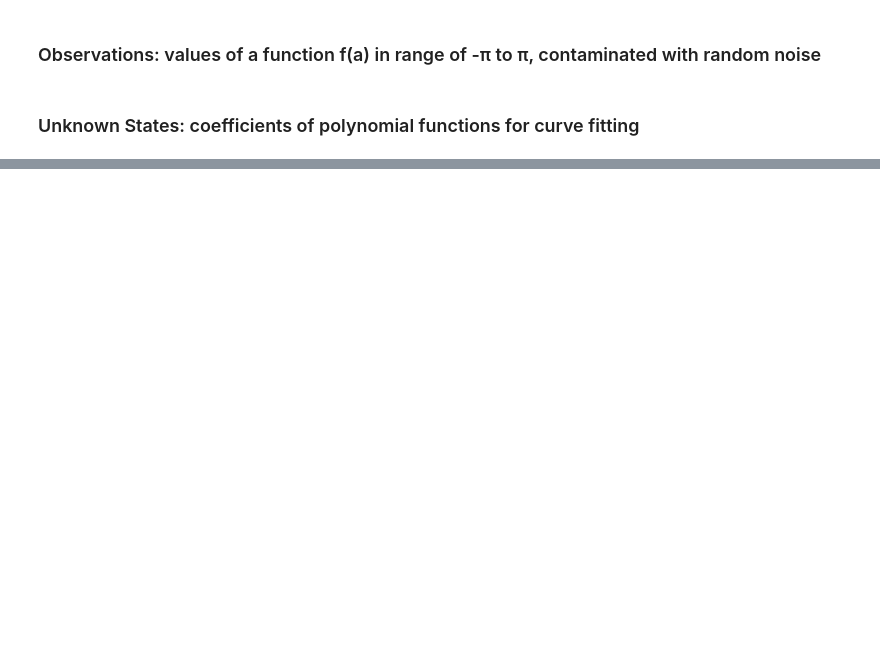
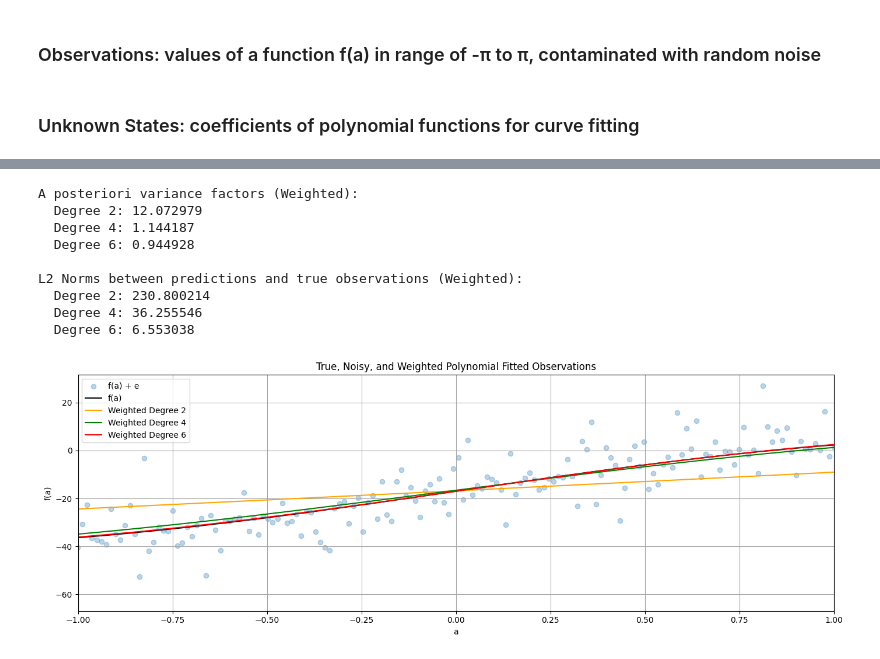
Before and after one commit to sethulakshmi-nair/ENGG680_2025_Fall, a Jupyter notebook: Assignment 1/Assignment1.ipynb, the cells around one changed output, grey strips where cells are left out. Drawn from its saved outputs; the diff is of its cells as text; code cells hidden in the pictures; blank space fills up the shorter version.

```diff
--- a/Assignment 1/Assignment1.ipynb
+++ b/Assignment 1/Assignment1.ipynb
@@ -520,12 +641,84 @@ fig.tight_layout()
 # now, let's define the P matrix with the proper weights of observation
 # use the variance of observation l_var, define P matrix
 # (1 mark)
-P = #...
+P = np.diag(1 / l_var)
 # %%
 # step 13
 # repeat the steps 6-10, using the proper P matrix
 # (7 marks)
-# ...
+# Step 6 (weighted)
+result2_w = fit_polynomial_curve(a, l, P, 2)
+result4_w = fit_polynomial_curve(a, l, P, 4)
+result6_w = fit_polynomial_curve(a, l, P, 6)
+
+# Step 7 (evaluate polynomial predictions)
+x2_w = result2_w[0]
+x4_w = result4_w[0]
+x6_w = result6_w[0]
+
+quadratic_w = np.polyval(x2_w[::-1], a)
+quartic_w   = np.polyval(x4_w[::-1], a)
+hexic_w     = np.polyval(x6_w[::-1], a)
+
+# Step 9 (print a posteriori variance factor)
+apv2_w = result2_w[2]
+apv4_w = result4_w[2]
+apv6_w = result6_w[2]
+
+print("A posteriori variance factors (Weighted):")
+print(f"  Degree 2: {apv2_w:.6f}")
+print(f"  Degree 4: {apv4_w:.6f}")
+print(f"  Degree 6: {apv6_w:.6f}")
+
+# Step 10 (compute and print L2 norms vs true observations)
+norm2_w = np.linalg.norm(quadratic_w - l_true)
+norm4_w = np.linalg.norm(quartic_w - l_true)
+norm6_w = np.linalg.norm(hexic_w - l_true)
+
+print("\nL2 Norms between predictions and true observations (Weighted):")
+print(f"  Degree 2: {norm2_w:.6f}")
+print(f"  Degree 4: {norm4_w:.6f}")
+print(f"  Degree 6: {norm6_w:.6f}")
+
+
+fig, ax = plt.subplots(nrows=1, ncols=1, figsize=(14, 5))
+
+# Scatter plot of noisy observations
+ax.scatter(a, l, color='tab:blue', marker='o', alpha=0.3, label='f(a) + e')
+
+# True function
+ax.plot(a, l_true, color='k', label='f(a)')
+
+# Weighted polynomial fits
+ax.plot(a, quadratic_w, color='orange', label='Weighted Degree 2')
+ax.plot(a, quartic_w, color='green', label='Weighted Degree 4')
+ax.plot(a, hexic_w, color='red', label='Weighted Degree 6')
+
+# Axis labels and title
+ax.set_xlabel('a')
+ax.set_ylabel('f(a)')
+ax.set_title('True, Noisy, and Weighted Polynomial Fitted Observations')
+
+# Legend
+ax.legend()
+
+# X-axis limits
+ax.set_xlim([-1, 1])
+
+# Grid and layout
+ax.grid(True, which='both', ls='-', color='0.65')
+fig.tight_layout()
+# %% [output]
+A posteriori variance factors (Weighted):
+  Degree 2: 12.072979
+  Degree 4: 1.144187
+  Degree 6: 0.944928
+
+L2 Norms between predictions and true observations (Weighted):
+  Degree 2: 230.800214
+  Degree 4: 36.255546
+  Degree 6: 6.553038
+[figure, added]
 # %%
 # step 14
 # Compare the results of a posterier variance factor and norm from unweighted LSE and weighted LSE, what phenomena do you observe? Explain this phenomena.
```
Also changed, not shown: parts of 14 cells of this notebook.
